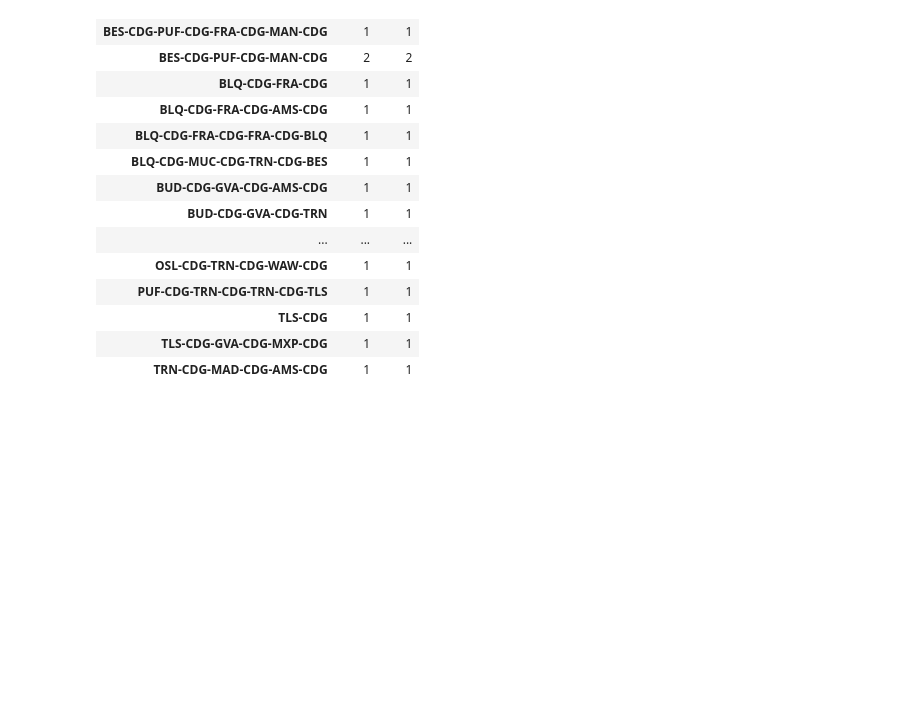
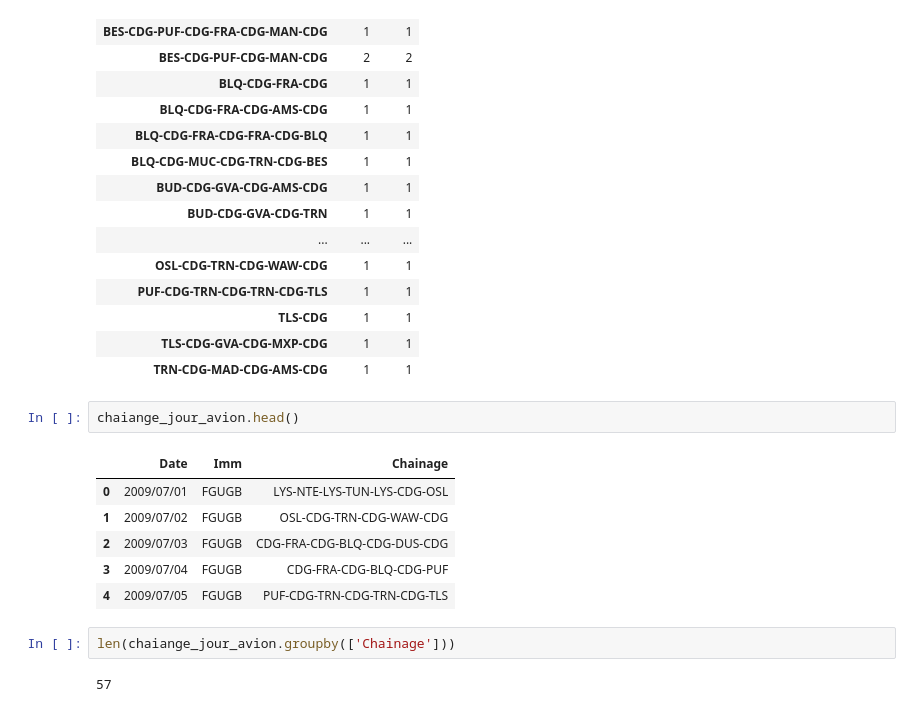
Before and after one commit to LouiseCannoni/PIE-AirFrance, a Jupyter notebook: PIE_chainage par avion.ipynb, the cells around one changed output. Saved outputs shown, nothing was run; the diff lists cells and outputs as text; blank space fills up the shorter version.

```diff
--- a/PIE_chainage par avion.ipynb
+++ b/PIE_chainage par avion.ipynb
@@ -117,3 +117,16 @@ chaiange_jour_avion.groupby(['Chainage']).count()
 | TLS-CDG | 1 | 1 |
 | TLS-CDG-GVA-CDG-MXP-CDG | 1 | 1 |
 | TRN-CDG-MAD-CDG-AMS-CDG | 1 | 1 |
+# %%
+chaiange_jour_avion.head()
+# %% [output]
+|  | Date | Imm | Chainage |
+| 0 | 2009/07/01 | FGUGB | LYS-NTE-LYS-TUN-LYS-CDG-OSL |
+| 1 | 2009/07/02 | FGUGB | OSL-CDG-TRN-CDG-WAW-CDG |
+| 2 | 2009/07/03 | FGUGB | CDG-FRA-CDG-BLQ-CDG-DUS-CDG |
+| 3 | 2009/07/04 | FGUGB | CDG-FRA-CDG-BLQ-CDG-PUF |
+| 4 | 2009/07/05 | FGUGB | PUF-CDG-TRN-CDG-TRN-CDG-TLS |
+# %%
+len(chaiange_jour_avion.groupby(['Chainage']))
+# %% [output]
+57
```
Also changed, not shown: 2 other files.
